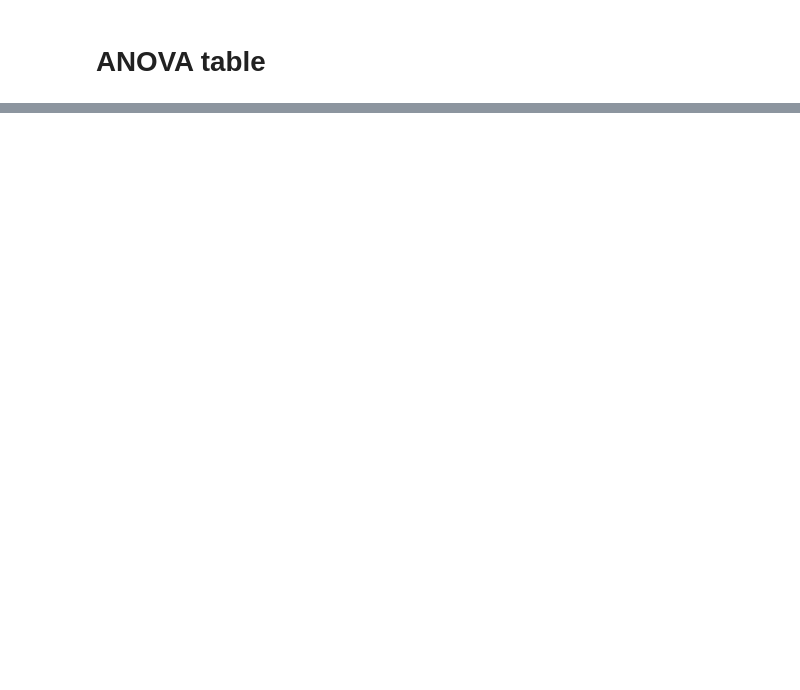
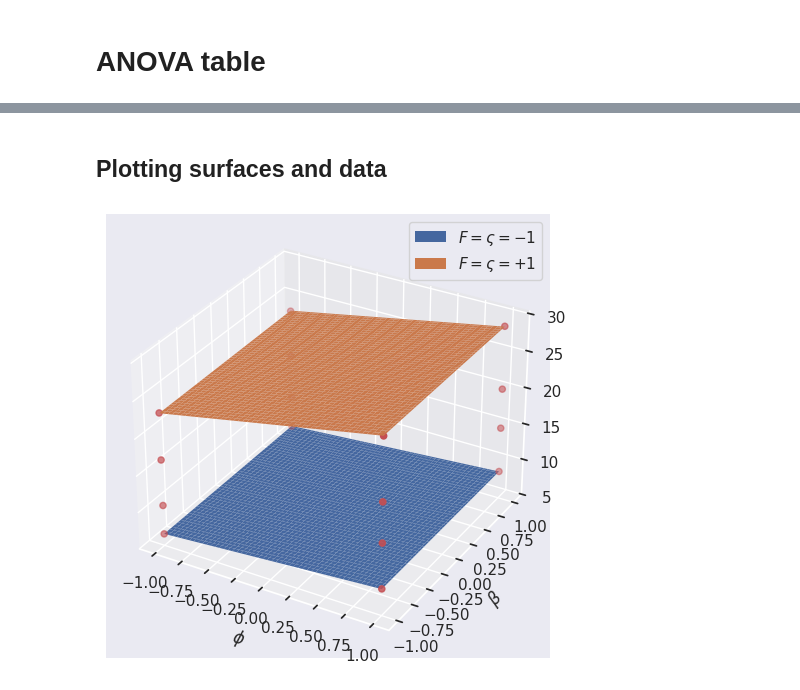
Before and after one commit to giboul/DoE_project, a Jupyter notebook: results_analysis.ipynb, the cells around one changed output, grey strips where cells are left out. Cells and saved outputs as stored; diff of their text form; code cells hidden in the pictures; blank space fills up the shorter version.

```diff
--- a/results_analysis.ipynb
+++ b/results_analysis.ipynb
@@ -122,0 +147,15 @@ display(anova_table)
+# %%
+variables = [np.prod([sympy.Symbol(f) for f in k[2:]], initial=1) for k in effects.index]
+factors = [sympy.Symbol(k)*v for k, v in zip(effects.index, variables)]
+
+predictor_analytical = sum(factors)
+predictor = predictor_analytical.subs(effects.to_dict()).subs(dict(I=1))
+predictor_main = predictor_analytical.subs({k: v if len(k)==3 else 0 for k, v in effects.items()}).subs(dict(I=1))
+
+print("### Full expression ###")
+print(predictor_analytical)
+display(predictor_analytical)
+print("### Substituting factors ###")
+display(predictor)
+print("### Ignoring interactions ###")
+display(predictor_main)
@@ -122,0 +170,34 @@ display(anova_table)
+# %% [markdown]
+## Plotting surfaces and data
+# %%
+n = 100
+x, y = np.meshgrid(np.linspace(-1, 1, num=n), np.linspace(-1, 1, num=n))
+
+def regression(debug=False, predictor=predictor, **kwargs):
+    variables = [sympy.Symbol(c) for c in E.columns if c not in kwargs]
+    p = predictor.subs(kwargs)
+    if debug:
+        print(variables)
+        print(kwargs)
+        display(predictor)
+        display(p)
+    return sympy.lambdify(variables, p)
+
+def regression_main_factors(**kwargs):
+    return regression(predictor=predictor_main, **kwargs)
+# %%
+%matplotlib inline
+#%matplotlib qt
+fig, axes = plt.subplots(subplot_kw=dict(projection="3d"), layout="tight")
+
+axes.plot_surface(x, y, regression(F=-1, c=-1)(p=x, b=y), lw=0, label=r"$F=\varsigma=-1$")
+axes.plot_surface(x, y, regression(F=+1, c=+1)(p=x, b=y), lw=0, label=r"$F=\varsigma=+1$")
+
+axes.scatter(E["p"], E["b"], R, c="r")
+axes.set_xlabel(r"$\phi$")
+axes.set_ylabel(r"$\beta$")
+axes.set_zlabel("$h$")
+axes.legend()
+plt.show()
+# %% [output]
+[figure, added]
```
Also changed, not shown: parts of 12 cells of this notebook, 10 other files.
